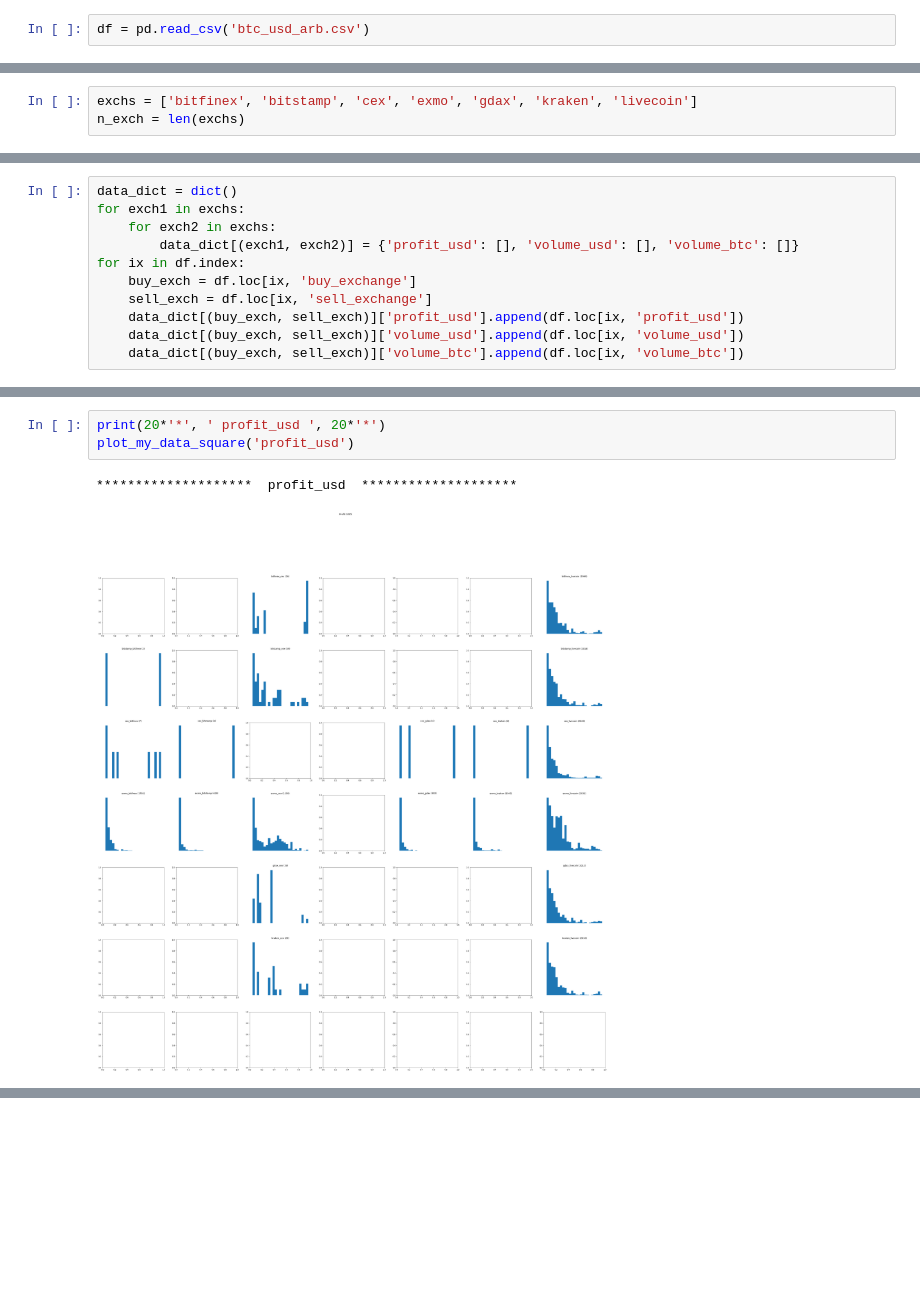
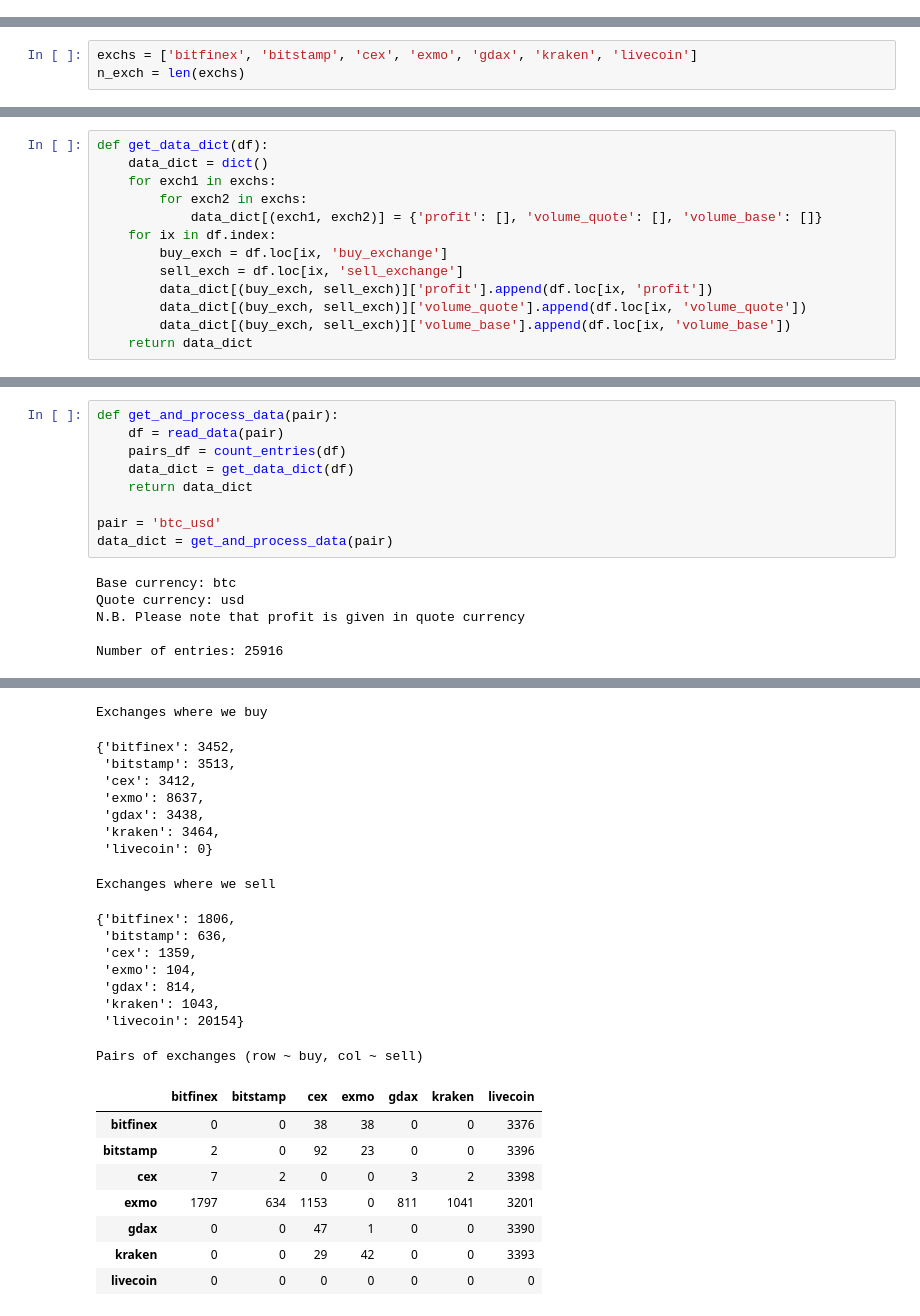
Before and after one commit to LabMazurokCom/Blockchain, a Jupyter notebook: Arbitrage/arbitrage_analysis/Goidalka.ipynb, the cells around one changed output, grey strips where cells are left out. Saved outputs shown, nothing was run; the diff lists cells and outputs as text; blank space fills up the shorter version.

```diff
--- a/Arbitrage/arbitrage_analysis/Goidalka.ipynb
+++ b/Arbitrage/arbitrage_analysis/Goidalka.ipynb
@@ -7,3 +12 @@ import numpy as np
 %matplotlib inline
-# %%
-df = pd.read_csv('btc_usd_arb.csv')
@@ -76,11 +55,13 @@ pairs_df
 # %%
-data_dict = dict()
-for exch1 in exchs:
-    for exch2 in exchs:
-        data_dict[(exch1, exch2)] = {'profit_usd': [], 'volume_usd': [], 'volume_btc': []}
-for ix in df.index:
-    buy_exch = df.loc[ix, 'buy_exchange']
-    sell_exch = df.loc[ix, 'sell_exchange']
-    data_dict[(buy_exch, sell_exch)]['profit_usd'].append(df.loc[ix, 'profit_usd'])
-    data_dict[(buy_exch, sell_exch)]['volume_usd'].append(df.loc[ix, 'volume_usd'])
-    data_dict[(buy_exch, sell_exch)]['volume_btc'].append(df.loc[ix, 'volume_btc'])
+def get_data_dict(df):
+    data_dict = dict()
+    for exch1 in exchs:
+        for exch2 in exchs:
+            data_dict[(exch1, exch2)] = {'profit': [], 'volume_quote': [], 'volume_base': []}
+    for ix in df.index:
+        buy_exch = df.loc[ix, 'buy_exchange']
+        sell_exch = df.loc[ix, 'sell_exchange']
+        data_dict[(buy_exch, sell_exch)]['profit'].append(df.loc[ix, 'profit'])
+        data_dict[(buy_exch, sell_exch)]['volume_quote'].append(df.loc[ix, 'volume_quote'])
+        data_dict[(buy_exch, sell_exch)]['volume_base'].append(df.loc[ix, 'volume_base'])
+    return data_dict
@@ -110,8 +109,17 @@ def plot_my_data_square(col):
     #plt.tight_layout()
     plt.show()
-# %%
-print(20*'*', ' profit_usd ', 20*'*')
-plot_my_data_square('profit_usd')
-# %% [output]
-********************  profit_usd  ********************
-[figure, removed]
+# %%
+def get_and_process_data(pair):
+    df = read_data(pair)
+    pairs_df = count_entries(df)
+    data_dict = get_data_dict(df)
+    return data_dict
+
+pair = 'btc_usd'
+data_dict = get_and_process_data(pair)
+# %% [output]
+Base currency: btc
+Quote currency: usd
+N.B. Please note that profit is given in quote currency
+
+Number of entries: 25916
@@ -117,0 +138,25 @@ plot_my_data_square('profit_usd')
+Exchanges where we buy
+{'bitfinex': 3452,
+ 'bitstamp': 3513,
+ 'cex': 3412,
+ 'exmo': 8637,
+ 'gdax': 3438,
+ 'kraken': 3464,
+ 'livecoin': 0}
+Exchanges where we sell
+{'bitfinex': 1806,
+ 'bitstamp': 636,
+ 'cex': 1359,
+ 'exmo': 104,
+ 'gdax': 814,
+ 'kraken': 1043,
+ 'livecoin': 20154}
+Pairs of exchanges (row ~ buy, col ~ sell)
+|  | bitfinex | bitstamp | cex | exmo | gdax | kraken | livecoin |
+| bitfinex | 0 | 0 | 38 | 38 | 0 | 0 | 3376 |
+| bitstamp | 2 | 0 | 92 | 23 | 0 | 0 | 3396 |
+| cex | 7 | 2 | 0 | 0 | 3 | 2 | 3398 |
+| exmo | 1797 | 634 | 1153 | 0 | 811 | 1041 | 3201 |
+| gdax | 0 | 0 | 47 | 1 | 0 | 0 | 3390 |
+| kraken | 0 | 0 | 29 | 42 | 0 | 0 | 3393 |
+| livecoin | 0 | 0 | 0 | 0 | 0 | 0 | 0 |
```
Also changed, not shown: parts of 14 cells of this notebook.
